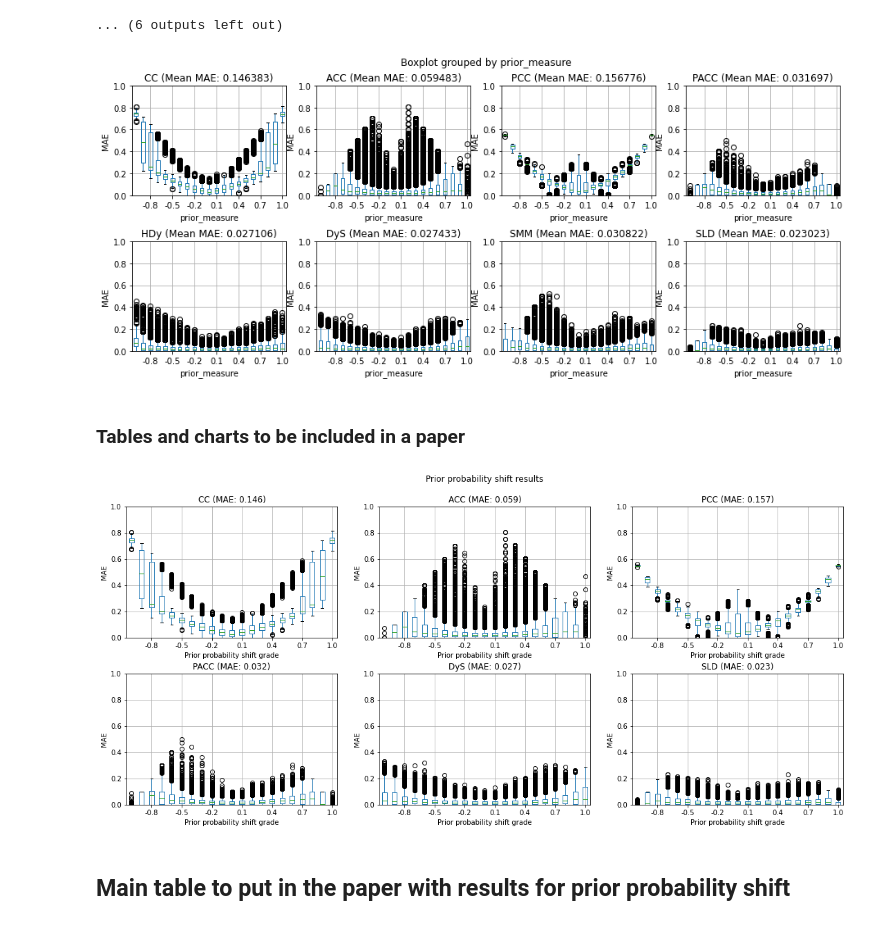
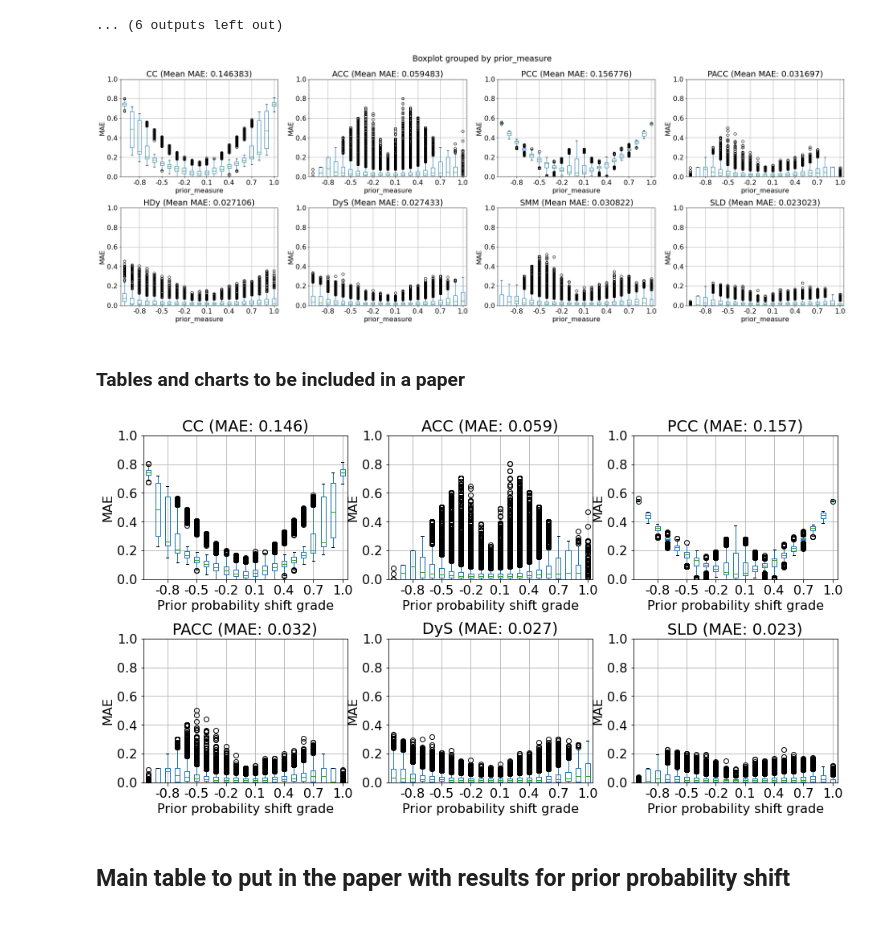
Before and after one commit to pglez82/quant_datasetshift, a Jupyter notebook: analyze_results_prior.ipynb, the cells around one changed output. Saved outputs shown, nothing was run; the diff lists cells and outputs as text; code cells hidden in the pictures.

Commit message:
modifying font size

```diff
--- a/analyze_results_prior.ipynb
+++ b/analyze_results_prior.ipynb
@@ -5,6 +5,9 @@ from IPython.display import display
 import matplotlib.pyplot as plt
 import numpy as np
 import os
+
+#Font size for the plots
+plt.rcParams['font.size'] = '16'
 
 pd.set_option('display.max_rows', 500)
 pd.set_option('display.max_columns', 500)
@@ -136,28 +139,28 @@ Results for method DyS. Mean MAE: 0.027433
 # %%
 import matplotlib.ticker as ticker
 
 quantificators = ["CC", "ACC", "PCC", "PACC", "HDy","DyS","SMM", "SLD"]
 n_cols=4
-fig, ax = plt.subplots(2,n_cols,figsize=(15,6))
+fig, ax = plt.subplots(2,n_cols,figsize=(30,10))
 pd.set_option('display.max_rows', 500)
 
 for k,quant_name in enumerate(quantificators):
     results = results_dict[quant_name]
     ax[k//n_cols][k%n_cols].set_ylim(0, 1)
     ax[k//n_cols][k%n_cols].set_ylabel(error)
     ax[k//n_cols][k%n_cols].tick_params(axis='x', rotation=90)
     fig.tight_layout()
     results.boxplot(ax=ax[k//n_cols][k%n_cols],column='error',by='prior_measure')
     ax[k//n_cols][k%n_cols].xaxis.set_major_locator(ticker.MultipleLocator(3))
     ax[k//n_cols][k%n_cols].set_title("%s (Mean %s: %f)"  % (quant_name,error,mean_error_methods[quant_name]))
 # %% [output]
-[figure, old version]
+[figure, new version]
 # %% [markdown]
 ### Tables and charts to be included in a paper
 # %%
 quantificators = ["CC", "ACC", "PCC", "PACC","DyS", "SLD"]
 n_cols = 3
-fig, ax = plt.subplots(2,n_cols,figsize=(18,8))
+fig, ax = plt.subplots(2,n_cols,figsize=(15,8))
 for k,quant_name in enumerate(quantificators):
     results = results_dict[quant_name]
     ax[k//n_cols][k%n_cols].set_ylim(0, 1)
@@ -165,14 +168,14 @@ for k,quant_name in enumerate(quantificators):
     ax[k//n_cols][k%n_cols].tick_params(axis='x', rotation=90)
     fig.tight_layout()
     results.boxplot(ax=ax[k//n_cols][k%n_cols],column='error',by='prior_measure')
-    plt.suptitle('Prior probability shift results')
+    plt.suptitle('')
     ax[k//n_cols][k%n_cols].set_xlabel("Prior probability shift grade")
     ax[k//n_cols][k%n_cols].xaxis.set_major_locator(ticker.MultipleLocator(3))
     ax[k//n_cols][k%n_cols].set_title("%s (%s: %.3f)"  % (quant_name,error,mean_error_methods[quant_name]))
 plt.savefig(os.path.join(export_dir,"images/priorresults.pdf"),format='pdf',bbox_inches='tight')
 plt.savefig(os.path.join(export_dir,"images/priorresults.png"),format='png',bbox_inches='tight')
 # %% [output]
-[figure, old version]
+[figure, new version]
 # %% [markdown]
 ## Main table to put in the paper with results for prior probability shift
 # %%
```
Also changed, not shown: 2 other files.
